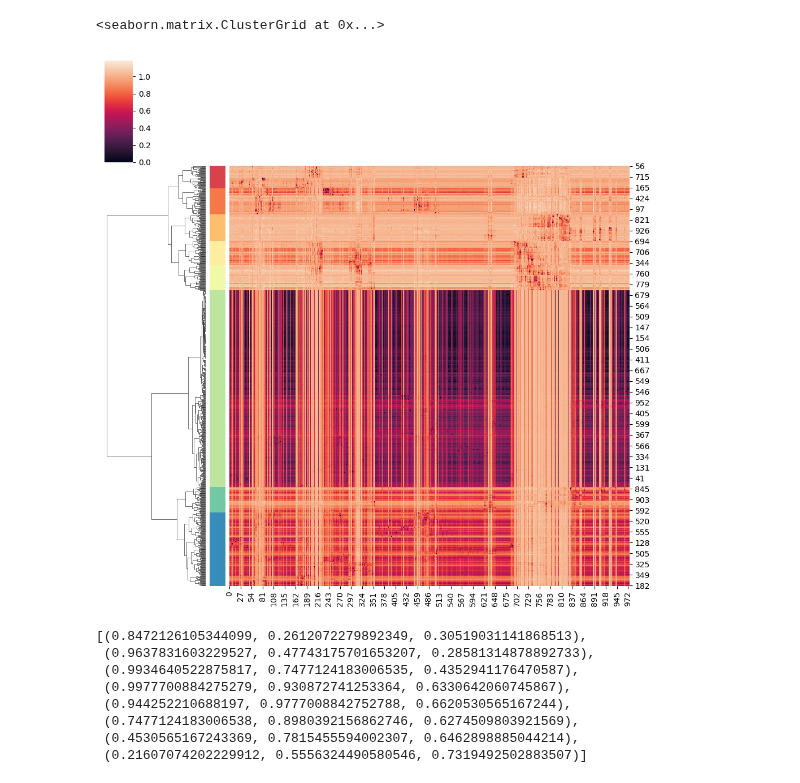
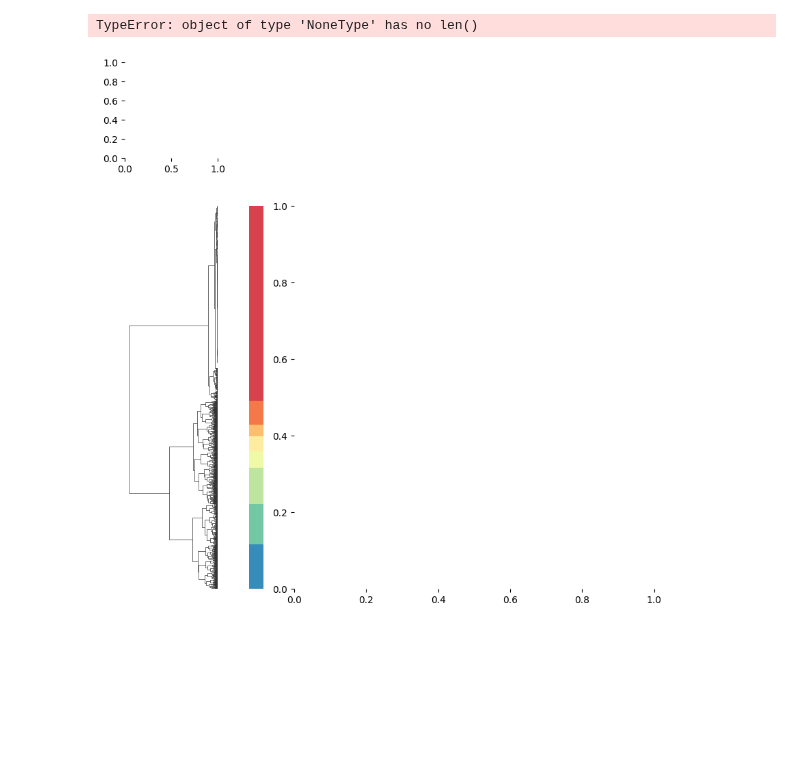
Before and after one commit to frewsxcv/citizen-science-bioregionalization, a Jupyter notebook: Workspace.ipynb, the cells around one changed output. Drawn from its saved outputs; the diff is of its cells as text; code cells hidden in the pictures; blank space fills up the shorter version.

```diff
--- a/Workspace.ipynb
+++ b/Workspace.ipynb
@@ -148,39 +206,59 @@ import seaborn as sns
 import matplotlib.pyplot as plt
 import polars as pl
 from scipy.cluster.hierarchy import linkage
-from scipy.cluster.hierarchy import leaves_list
 
 linkage_array = linkage(condensed_distance_matrix, "ward")
 
 ordered_geohashes = geohash_taxa_counts_dataframe.ordered_geohashes()
 
+def min_max_normalize(series: pl.Series) -> pl.Series:
+    return (series - series.min()) / (series.max() - series.min())
+
 col_colors = []
-clusters = []
 for geohash in ordered_geohashes:
-    # print(geohash)
     cluster = cluster_index.cluster_for_geohash(geohash)
-    clusters.append(cluster)
-    # print(cluster)
     col_colors.append(cluster_colors.get_color_for_cluster(cluster))
 
-sns.clustermap(
-    data=square_distance_matrix,
-    col_cluster=False,
-    row_cluster=True,
-    row_linkage=linkage_array,
-    row_colors=col_colors,
-)
+data = {}
+for species in sorted(notable_species):
+    counts = []
+
+    for geohash in ordered_geohashes:
+        geohash_counts_species = geohash_taxa_counts_dataframe.df.filter(
+            pl.col("geohash") == geohash, pl.col("name") == species
+        ).get_column("count").sum()
+        geohash_counts_all = geohash_taxa_counts_dataframe.df.filter(
+            pl.col("geohash") == geohash
+        ).get_column("count").sum()
+        geohash_average = geohash_counts_species / geohash_counts_all
+        all_average = (
+            all_stats.taxon.filter(
+                # TODO: Add kingdom in filter
+                pl.col("species") == species
+            )
+            .collect()
+            .get_column("average")
+            .item()
+        )
+        counts.append(geohash_average - all_average)
+    counts = pl.Series(
+        values=counts,
+        name=species,
+    )
+    # counts = counts / counts.max()
+    # counts = counts.pow(1 / 3)
+    data[species] = min_max_normalize(counts)
-# %% [output]
-<seaborn.matrix.ClusterGrid at 0x...>
-[figure, removed]
-# %%
-sns.color_palette("Spectral", n_colors=8)
-# %% [output]
-[(0.8472126105344099, 0.2612072279892349, 0.30519031141868513),
- (0.9637831603229527, 0.47743175701653207, 0.28581314878892733),
- (0.9934640522875817, 0.7477124183006535, 0.4352941176470587),
- (0.9977700884275279, 0.930872741253364, 0.6330642060745867),
- (0.944252210688197, 0.9777008842752788, 0.6620530565167244),
- (0.7477124183006538, 0.8980392156862746, 0.6274509803921569),
- (0.4530565167243369, 0.7815455594002307, 0.6462898885044214),
- (0.21607074202229912, 0.5556324490580546, 0.7319492502883507)]
+# %%
+dataframe = pl.DataFrame(data=data)
+sns.clustermap(
+    data=dataframe,
+    col_cluster=False,
+    row_cluster=True,
+    row_linkage=linkage_array,
+    row_colors=col_colors,
+    xticklabels=dataframe.columns,
+    yticklabels=False,
+)
+# %% [output]
+TypeError: object of type 'NoneType' has no len()
+[figure, added]
```
Also changed, not shown: parts of 8 cells of this notebook, 1 other file.
